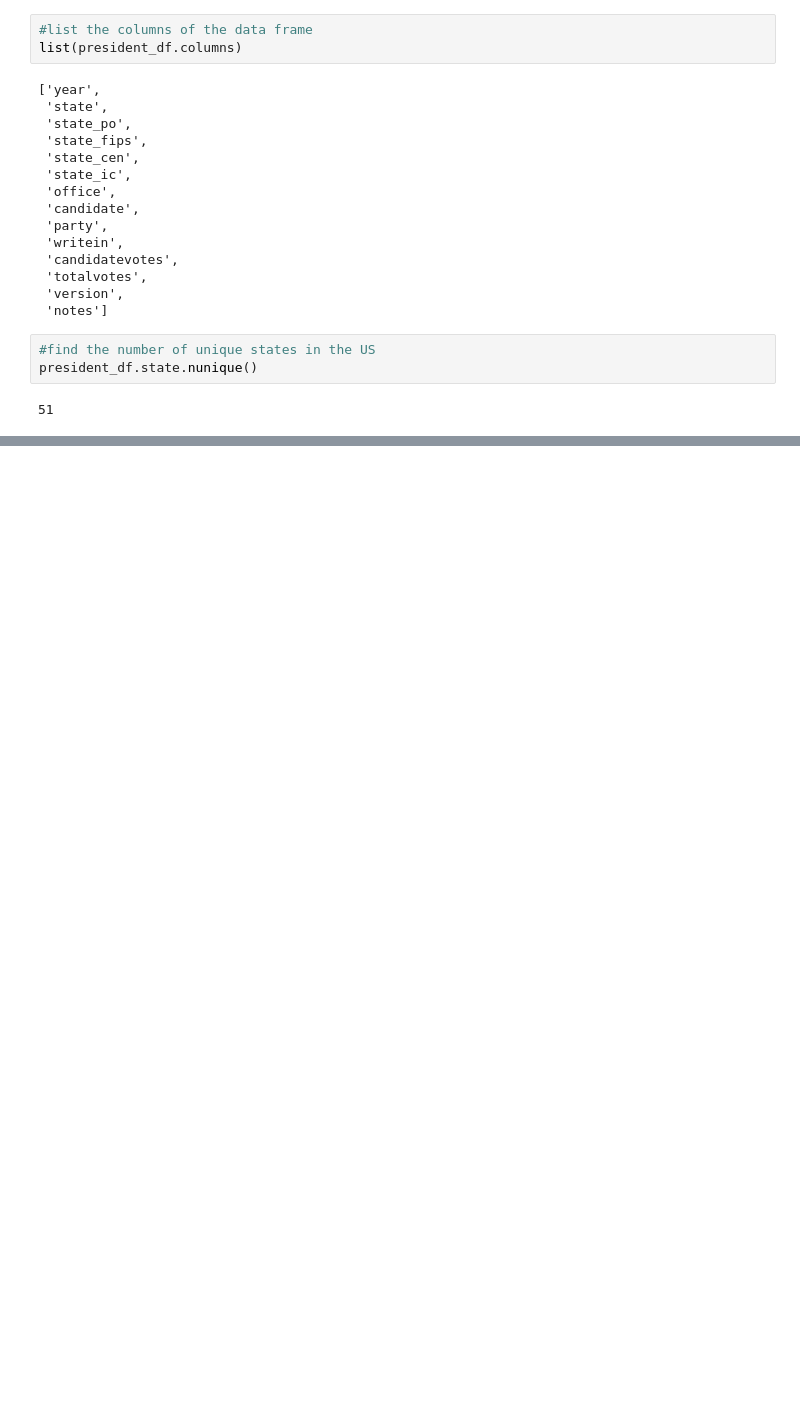
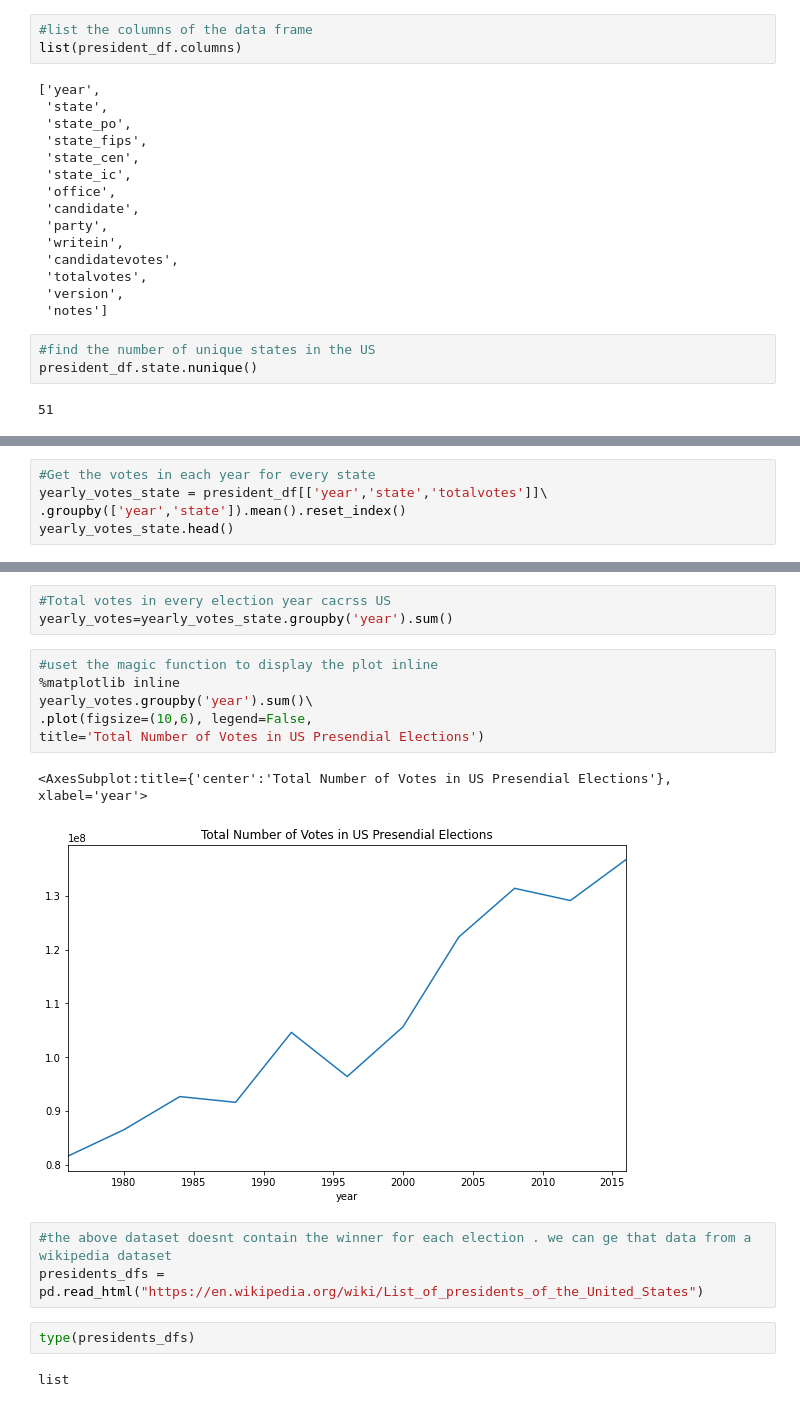
Before and after one commit to arunpoy/datasciencecoursera, a Jupyter notebook: Pandas-US-elections.ipynb, the cells around one changed output, grey strips where cells are left out. Drawn from its saved outputs; the diff is of its cells as text; blank space fills up the shorter version.

```diff
--- a/Pandas-US-elections.ipynb
+++ b/Pandas-US-elections.ipynb
@@ -48,3 +48,8 @@ president_df.head()
 | 2 | 1976 | Alabama | Maddox, Lester | american independent party | False | 9198 | 1182850 |
 | 3 | 1976 | Alabama | Bubar, Benjamin ""Ben"" | prohibition | False | 6669 | 1182850 |
 | 4 | 1976 | Alabama | Hall, Gus | communist party use | False | 1954 | 1182850 |
+# %%
+#Get the votes in each year for every state
+yearly_votes_state = president_df[['year','state','totalvotes']]\
+.groupby(['year','state']).mean().reset_index()
+yearly_votes_state.head()
@@ -50,0 +63,19 @@ president_df.head()
+# %%
+#Total votes in every election year cacrss US
+yearly_votes=yearly_votes_state.groupby('year').sum()
+# %%
+#uset the magic function to display the plot inline
+%matplotlib inline
+yearly_votes.groupby('year').sum()\
+.plot(figsize=(10,6), legend=False,
+title='Total Number of Votes in US Presendial Elections')
+# %% [output]
+<AxesSubplot:title={'center':'Total Number of Votes in US Presendial Elections'}, xlabel='year'>
+[figure, added]
+# %%
+#the above dataset doesnt contain the winner for each election . we can ge that data from a wikipedia dataset
+presidents_dfs = pd.read_html("https://en.wikipedia.org/wiki/List_of_presidents_of_the_United_States")
+# %%
+type(presidents_dfs)
+# %% [output]
+list
```
Also changed, not shown: parts of 5 cells of this notebook.
